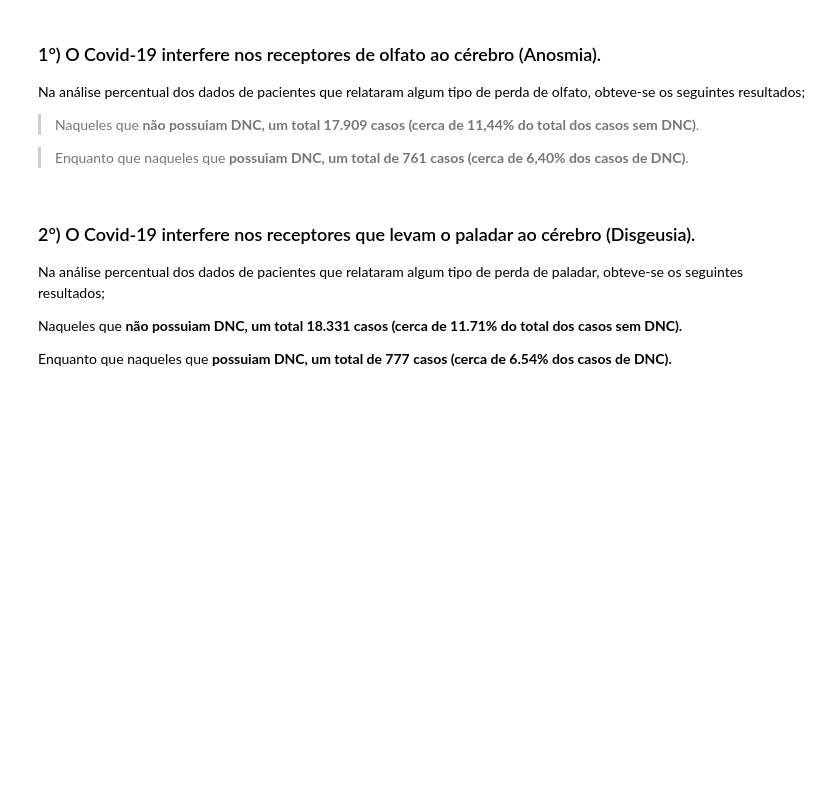
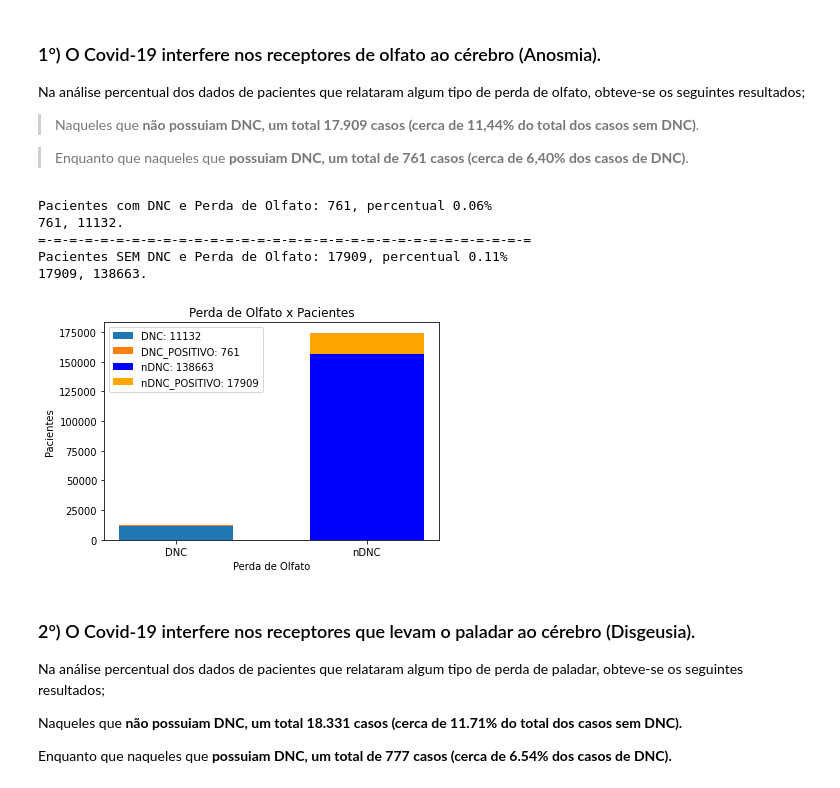
Before and after one commit to GeraldoLucas/Covid-analise-DNC, a Jupyter notebook: Covid_Analise2.ipynb, the cells around one changed output. Drawn from its saved outputs; the diff is of its cells as text; code cells hidden in the pictures; blank space fills up the shorter version.

```diff
--- a/Covid_Analise2.ipynb
+++ b/Covid_Analise2.ipynb
@@ -153,26 +161,47 @@ Na análise percentual dos dados de pacientes que relataram algum tipo de perda
 # %%
 # Pacientes com DNC e Perda de Olfato
 dF_dnc_olfat = dF_pacientes_dnc.loc[dF_pacientes_dnc["PERD_OLFT"] != 9]
 
 dnc_positive_olfat = dF_dnc_olfat.PERD_OLFT.value_counts(normalize=False)[1]
 dnc_negative_olfat = dF_dnc_olfat["PERD_OLFT"].value_counts(normalize=False)[2]
-tot = (dnc_positive_olfat + dnc_negative_olfat) / 100
+tot = (dnc_positive_olfat + dnc_negative_olfat)
 
 print(f"Pacientes com DNC e Perda de Olfato: {dnc_positive_olfat}, percentual {(dnc_positive_olfat / tot):.2f}%")
 print(f"{dnc_positive_olfat}, {dnc_negative_olfat}.")
 
 print("=-=-" * 15 + "=-=")
 
 
 # Pacientes sem DNC e Perda de Olfato
 dF_nDnc_olfat = dF_pacientes_sem_dnc.loc[dF_pacientes_sem_dnc["PERD_OLFT"] != 9]
 
 nDnc_positive_olfat = dF_nDnc_olfat["PERD_OLFT"].value_counts(normalize=False)[1]
 nDnc_negative_olfat = dF_nDnc_olfat["PERD_OLFT"].value_counts(normalize=False)[2]
-tot2 = (nDnc_positive_olfat + nDnc_negative_olfat) / 100
+tot2 = (nDnc_positive_olfat + nDnc_negative_olfat)
 
 print(f"Pacientes SEM DNC e Perda de Olfato: {nDnc_positive_olfat}, percentual {(nDnc_positive_olfat / tot2):.2f}%")
 print(f"{nDnc_positive_olfat}, {nDnc_negative_olfat}.")
+
+
+# Plotando as distribuições em um gráfico
+plt.bar("DNC", tot, 0.6, label=f"DNC: {tot - dnc_positive_olfat}")
+plt.bar("DNC", dnc_positive_olfat, 0.6, bottom=tot, label=f"DNC_POSITIVO: {dnc_positive_olfat}")
+
+plt.bar("nDNC", tot2, 0.6, label=f"nDNC: {tot2 - nDnc_positive_olfat}", color="blue")
+plt.bar("nDNC", nDnc_positive_olfat, 0.6, bottom=tot2, label=f"nDNC_POSITIVO: {nDnc_positive_olfat}", color="orange")
+
+plt.xlabel("Perda de Olfato")
+plt.ylabel("Pacientes")
+plt.title("Perda de Olfato x Pacientes")
+plt.legend()
+plt.show()
+# %% [output]
+Pacientes com DNC e Perda de Olfato: 761, percentual 0.06%
+761, 11132.
+=-=-=-=-=-=-=-=-=-=-=-=-=-=-=-=-=-=-=-=-=-=-=-=-=-=-=-=-=-=-=-=
+Pacientes SEM DNC e Perda de Olfato: 17909, percentual 0.11%
+17909, 138663.
+[figure, added]
 # %% [markdown]
 ### 2°) O Covid-19 interfere nos receptores que levam o paladar ao cérebro (Disgeusia).
 Na análise percentual dos dados de pacientes que relataram algum tipo de perda de paladar, obteve-se os seguintes resultados;
```
Also changed, not shown: parts of 4 cells of this notebook.
